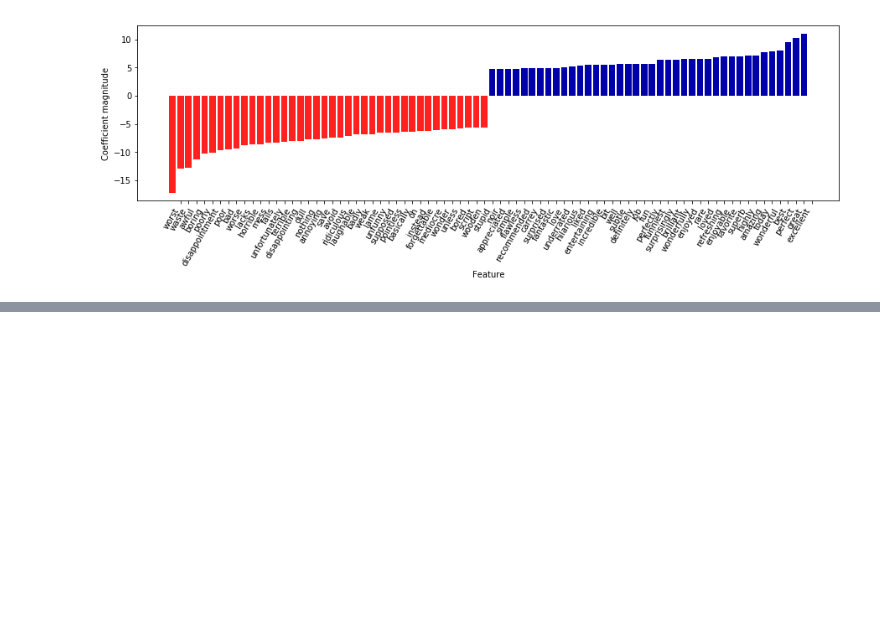
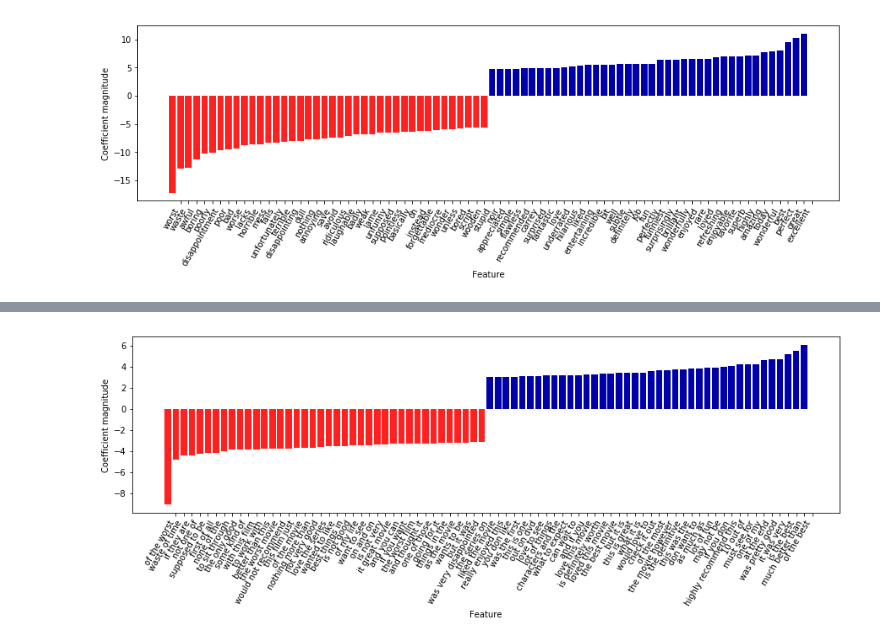
Before and after one commit to rodferro/introduction-to-ml, a Jupyter notebook: 07-working-with-text-data.ipynb, the cells around one changed output, grey strips where cells are left out. Cells and saved outputs as stored; diff of their text form; code cells hidden in the pictures; blank space fills up the shorter version.

Commit message:
Add "n-Grams"

```diff
--- a/07-working-with-text-data.ipynb
+++ b/07-working-with-text-data.ipynb
@@ -243,0 +316,8 @@ mglearn.tools.visualize_coefficients(
+# %%
+# find 3-gram features
+mask = np.array([len(feature.split(" ")) for feature in feature_names]) == 3
+# visualize only 3-gram features
+mglearn.tools.visualize_coefficients(coef.ravel()[mask],
+                                     feature_names[mask], n_top_features=40)
+# %% [output]
+[figure, added]
```
Also changed, not shown: parts of 9 cells of this notebook.
